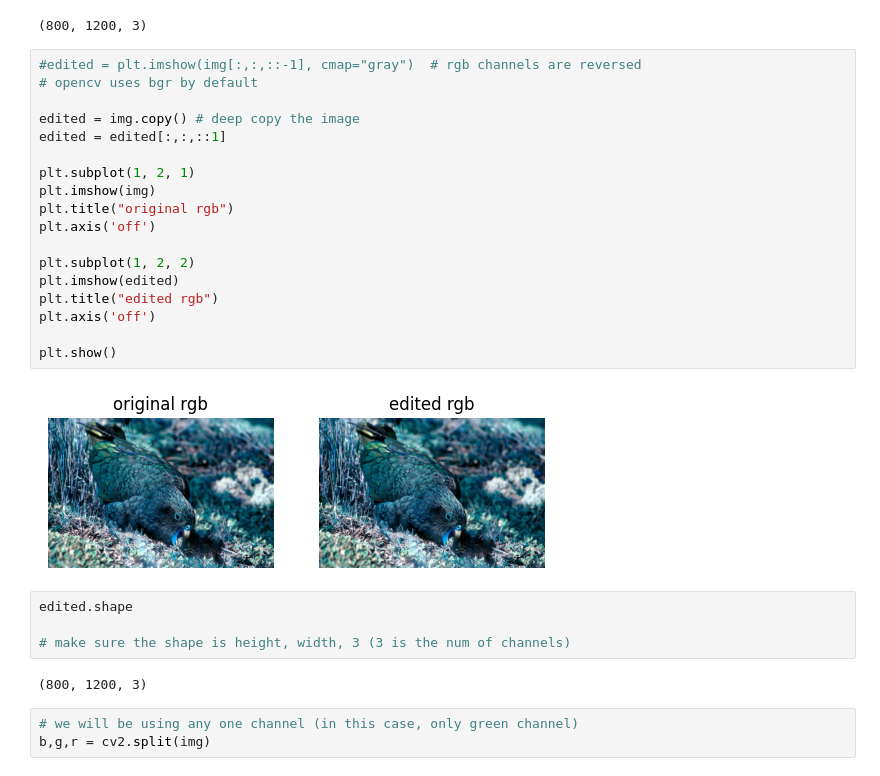
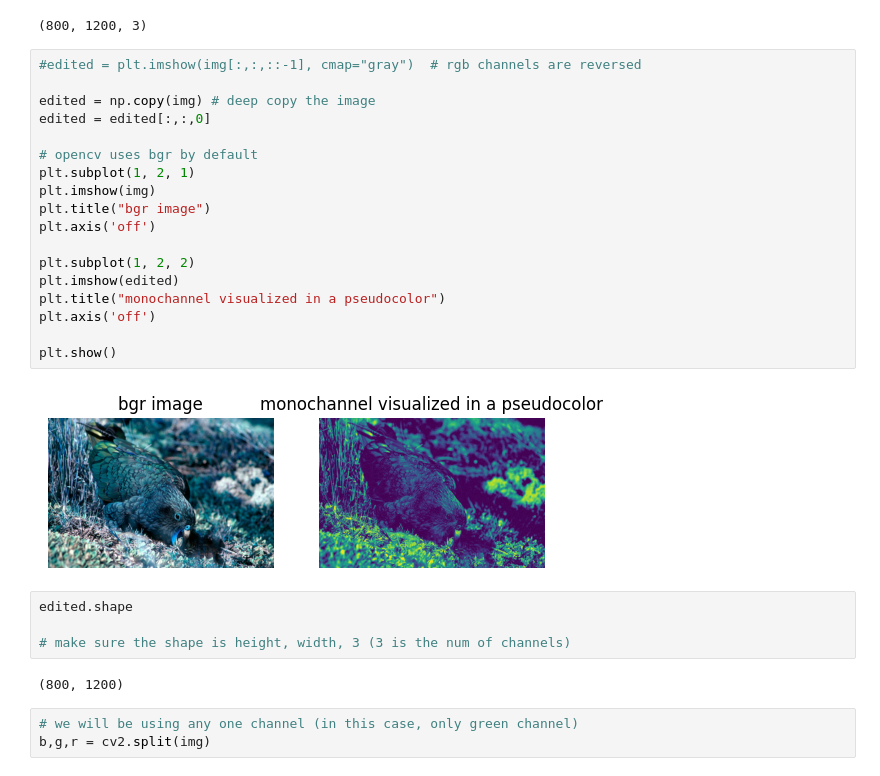
Before and after one commit to exanova-y/image_processing, a Jupyter notebook: steganography.ipynb, the cells around one changed output. Saved outputs shown, nothing was run; the diff lists cells and outputs as text.

```diff
--- a/steganography.ipynb
+++ b/steganography.ipynb
@@ -16,30 +16,30 @@ img.shape
 (800, 1200, 3)
 # %%
 #edited = plt.imshow(img[:,:,::-1], cmap="gray")  # rgb channels are reversed
+
+edited = np.copy(img) # deep copy the image
+edited = edited[:,:,0]
+
 # opencv uses bgr by default
-
-edited = img.copy() # deep copy the image
-edited = edited[:,:,::1]
-
 plt.subplot(1, 2, 1)
 plt.imshow(img)
-plt.title("original rgb")
+plt.title("bgr image")
 plt.axis('off')
 
 plt.subplot(1, 2, 2)
 plt.imshow(edited)
-plt.title("edited rgb")
+plt.title("monochannel visualized in a pseudocolor")
 plt.axis('off')
 
 plt.show()
 # %% [output]
-[figure, old version]
+[figure, new version]
 # %%
 edited.shape
 
 # make sure the shape is height, width, 3 (3 is the num of channels)
 # %% [output]
-(800, 1200, 3)
+(800, 1200)
 # %%
 # we will be using any one channel (in this case, only green channel)
 b,g,r = cv2.split(img)
```
Also changed, not shown: parts of 14 cells of this notebook, 1 other file.
